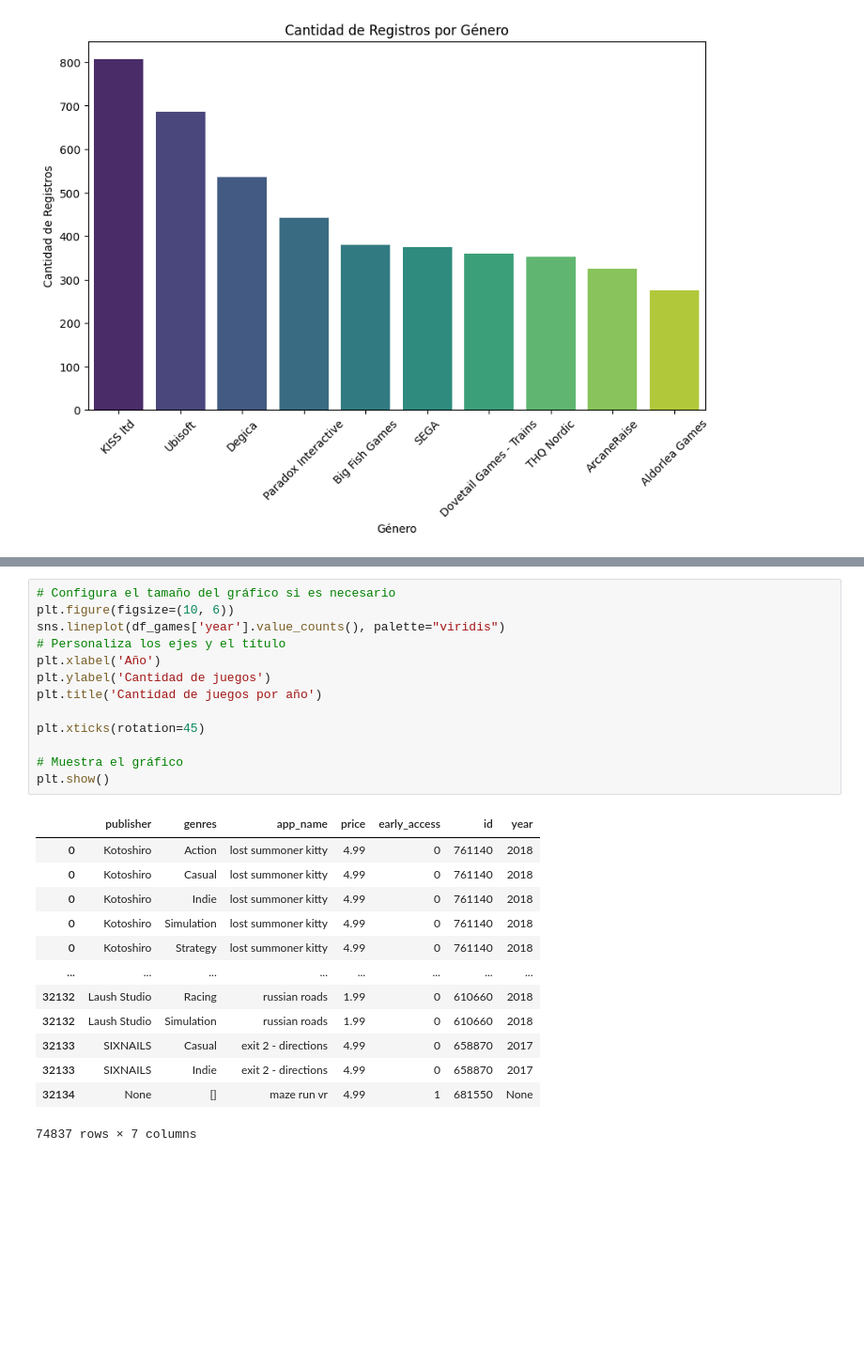
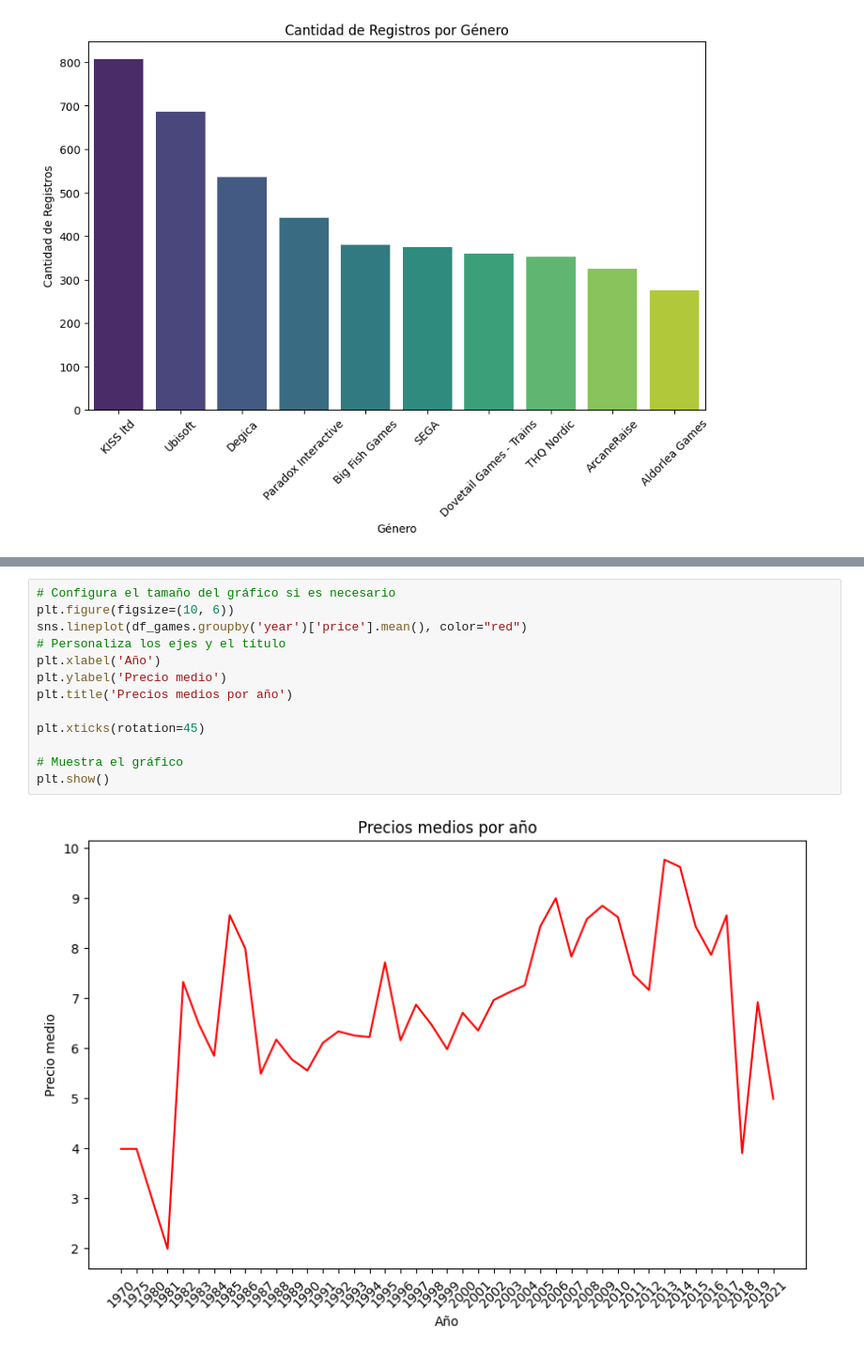
Before and after one commit to Tototastico/API-SteamGames, a Jupyter notebook: EDA.ipynb, the cells around one changed output, grey strips where cells are left out. Shown at 94% size. Drawn from its saved outputs; the diff is of its cells as text; blank space fills up the shorter version.

```diff
--- a/EDA.ipynb
+++ b/EDA.ipynb
@@ -106,27 +103,15 @@ df_games.groupby
 # %%
 # Configura el tamaño del gráfico si es necesario
 plt.figure(figsize=(10, 6))
-sns.lineplot(df_games['year'].value_counts(), palette="viridis")
+sns.lineplot(df_games.groupby('year')['price'].mean(), color="red")
 # Personaliza los ejes y el título
 plt.xlabel('Año')
-plt.ylabel('Cantidad de juegos')
-plt.title('Cantidad de juegos por año')
+plt.ylabel('Precio medio')
+plt.title('Precios medios por año')
 
 plt.xticks(rotation=45)
 
 # Muestra el gráfico
 plt.show()
 # %% [output]
-|  | publisher | genres | app_name | price | early_access | id | year |
-| 0 | Kotoshiro | Action | lost summoner kitty | 4.99 | 0 | 761140 | 2018 |
-| 0 | Kotoshiro | Casual | lost summoner kitty | 4.99 | 0 | 761140 | 2018 |
-| 0 | Kotoshiro | Indie | lost summoner kitty | 4.99 | 0 | 761140 | 2018 |
-| 0 | Kotoshiro | Simulation | lost summoner kitty | 4.99 | 0 | 761140 | 2018 |
-| 0 | Kotoshiro | Strategy | lost summoner kitty | 4.99 | 0 | 761140 | 2018 |
-| ... | ... | ... | ... | ... | ... | ... | ... |
-| 32132 | Laush Studio | Racing | russian roads | 1.99 | 0 | 610660 | 2018 |
-| 32132 | Laush Studio | Simulation | russian roads | 1.99 | 0 | 610660 | 2018 |
-| 32133 | SIXNAILS | Casual | exit 2 - directions | 4.99 | 0 | 658870 | 2017 |
-| 32133 | SIXNAILS | Indie | exit 2 - directions | 4.99 | 0 | 658870 | 2017 |
-| 32134 | None | [] | maze run vr | 4.99 | 1 | 681550 | None |
-74837 rows × 7 columns
+[figure, added]
```
Also changed, not shown: parts of 3 cells of this notebook, 2 other files.
